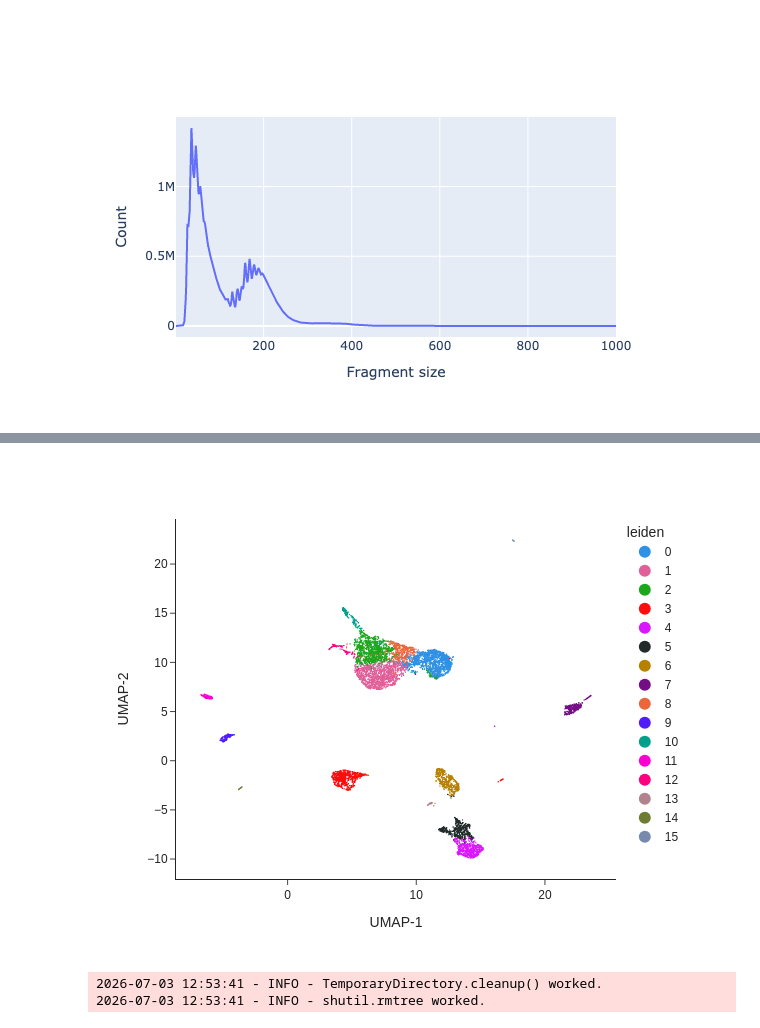
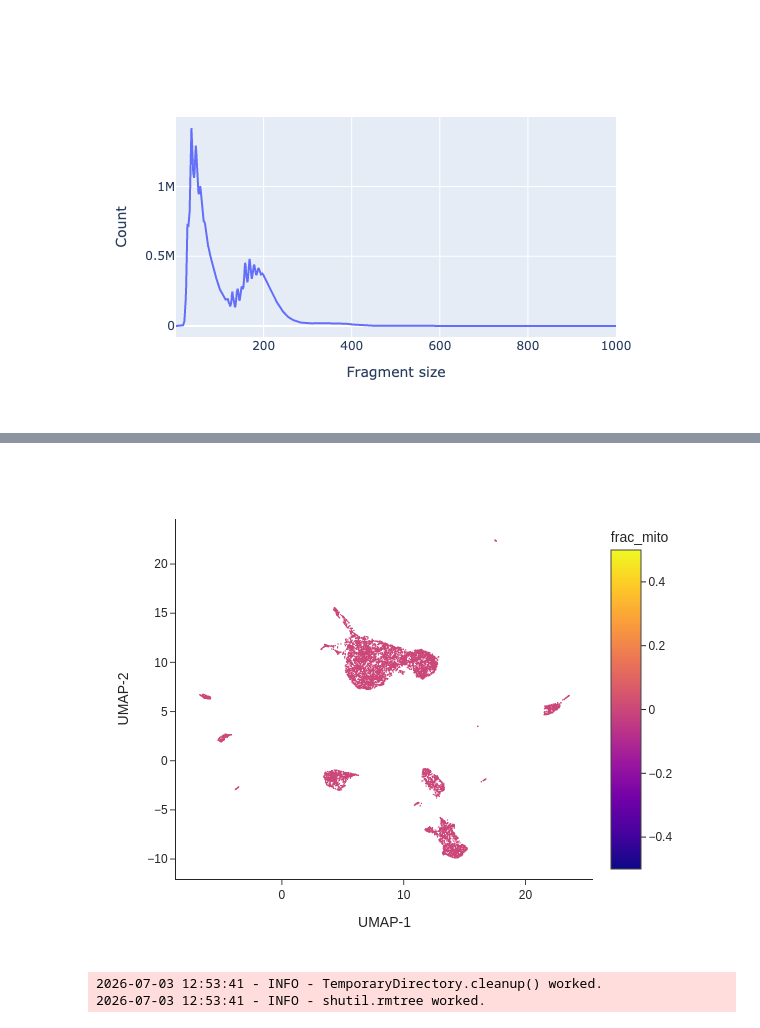
Before and after one commit to elliotwilliams150-sys/mtDNA_analysis, a Jupyter notebook: P002_mtscATAC-seq/MitoDriftMaster/PBMC_SurgicalLC.ipynb, the cells around one changed output, grey strips where cells are left out. Saved outputs shown, nothing was run; the diff lists cells and outputs as text; code cells hidden in the pictures.

```diff
--- a/P002_mtscATAC-seq/MitoDriftMaster/PBMC_SurgicalLC.ipynb
+++ b/P002_mtscATAC-seq/MitoDriftMaster/PBMC_SurgicalLC.ipynb
@@ -23,4 +23,4 @@ import pandas as pd
 import anndata as ad
 import scvi
 # %%
-data = ad.read_h5ad("/mnt/claw-raid/elliot/P002_mtscATAC-seq/data/processed/atac_surg_blood/data.h5ad")
+data = ad.read_h5ad("/mnt/claw-raid/elliot/P002_mtscATAC-seq/data/processed/atac_surg_blood/surgical_blood_annotated.h5ad")
@@ -27,8 +33,3 @@ data = ad.read_h5ad("/mnt/claw-raid/elliot/P002_mtscATAC-seq/data/processed/atac
 # %%
-data = snap.pp.import_fragments(
-    "/Users/lucascortes/Documents/Pickett/Mike_Keogh/Data/241121-PBMC_results_masked/fragments.tsv.gz",
-    chrom_sizes=snap.genome.hg38,  #
-    sorted_by_barcode=False,
-)
-data
+pred = lvae.predict(cluster0)
 # %% [output]
@@ -139,3 +175,3 @@ snap.tl.leiden(data, resolution=0.7)  # Adjust resolution for more or fewer clus
 # %%
-snap.pl.umap(data, color='leiden', interactive=False, height=500)
+snap.pl.umap(data, color='frac_mito', interactive=False, height=500)
 # %% [output]
@@ -159,4 +195,4 @@ snap.pl.umap(data, color='leiden', interactive=False, height=500)
-[figure, old version]
+[figure, new version]
 # %%
 #Visualise accesibility of promoter regions of marker genes, below is plotted the coverage centered around the TSS of CD19, a B marker gene
 snap.pl.coverage(data, region='chr16:28930971-28932971', groupby='leiden')
```
Also changed, not shown: parts of 12 cells of this notebook, 3 other files.
